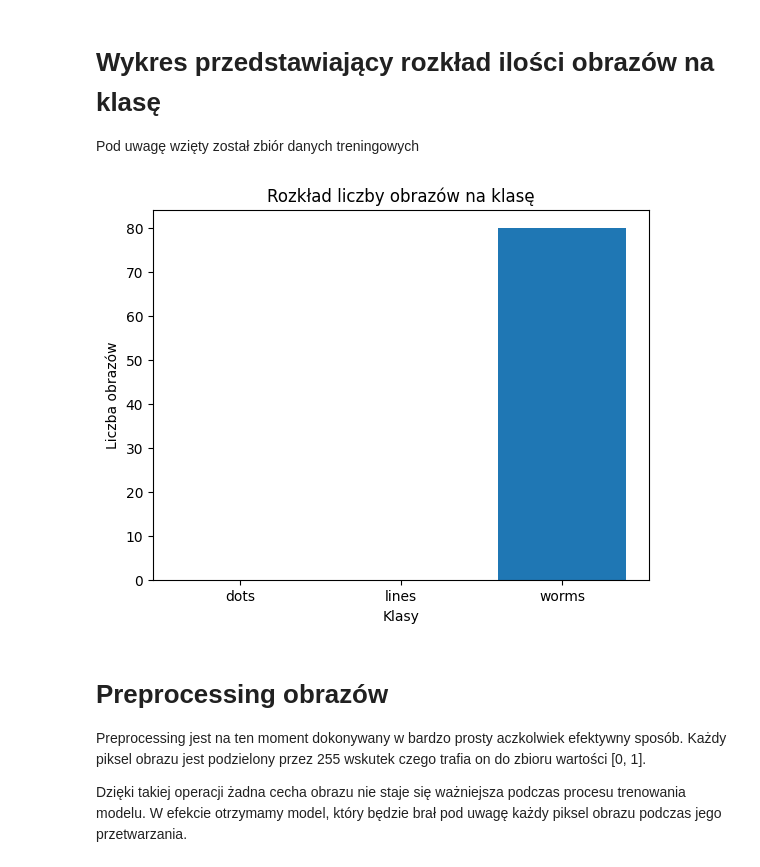
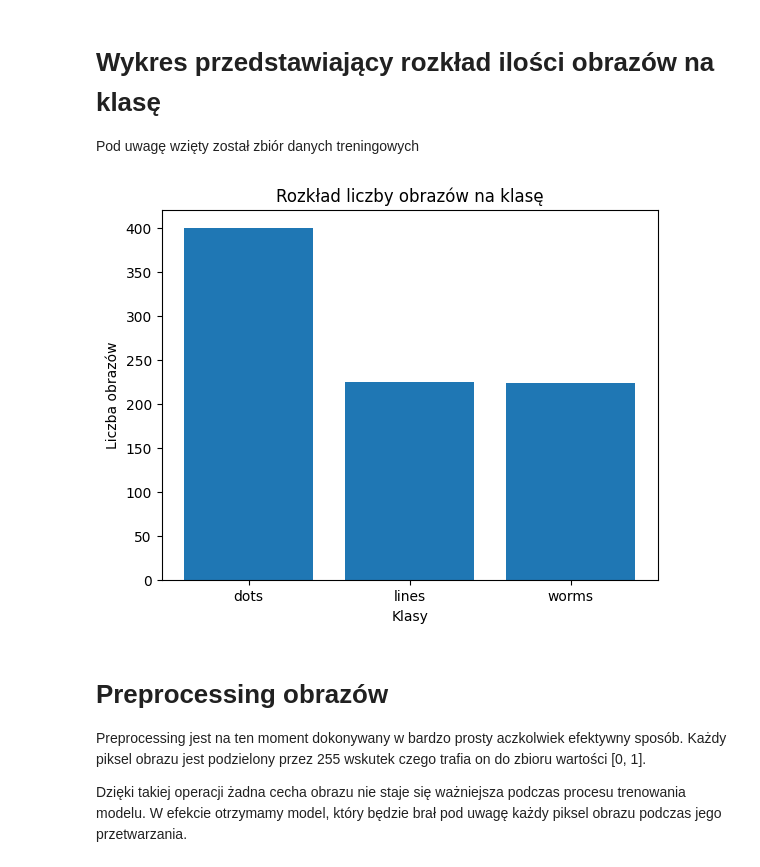
Before and after one commit to shizzeer/credo-classifier, a Jupyter notebook: credo_image_classifier.ipynb, the cells around one changed output. Cells and saved outputs as stored; diff of their text form; code cells hidden in the pictures.

```diff
--- a/credo_image_classifier.ipynb
+++ b/credo_image_classifier.ipynb
@@ -42,7 +46,7 @@ import pickle
 # %%
 BATCH_SIZE = 80
 VALIDATION_SPLIT = 0.3
-(train_ds, validation_ds) = load_dataset('./images/', batch_size=BATCH_SIZE, validation_split=0.3)
+(train_ds, validation_ds) = load_dataset('./images/', batch_size=BATCH_SIZE, validation_split=VALIDATION_SPLIT)
 # %% [output]
 Found 1232 files belonging to 3 classes.
 Using 863 files for training.
@@ -80,5 +84,5 @@ validation_ds = validation_ds.skip(validation_batches // 3)
 # %%
-img_batch = test_ds.take(1)
+img_batch = train_ds.take(1)
 batch_iterator = iter(img_batch)
 image, label = next(batch_iterator)
 
@@ -97,22 +101,22 @@ Pod uwagę wzięty został zbiór danych treningowych
 # %%
 # Nazwy klas
 class_names = ['dots', 'lines', 'worms']
 
 # Dla każdej nazwy klasy musimy mieć ilość sklasyfikowanych obrazow
 class_members_count = {class_name: 0 for class_name in class_names}
 
-for _, labels in test_ds:
+for _, labels in train_ds:
   for label in labels.numpy():
     class_name = class_names[label]
     class_members_count[class_name] += 1
 
 plt.bar(class_members_count.keys(), class_members_count.values())
 plt.xlabel('Klasy')
 plt.ylabel('Liczba obrazów')
 plt.title('Rozkład liczby obrazów na klasę')
 plt.show()
 # %% [output]
-[figure, old version]
+[figure, new version]
 # %% [markdown]
 # Preprocessing obrazów
 
```
Also changed, not shown: parts of 32 cells of this notebook, 1 other file.
